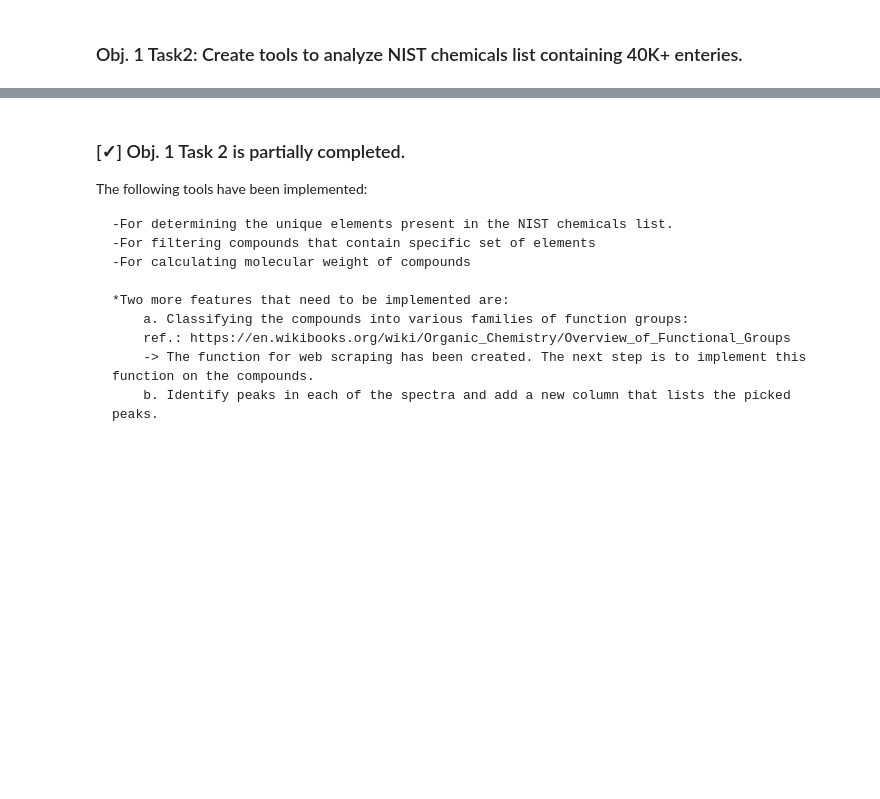
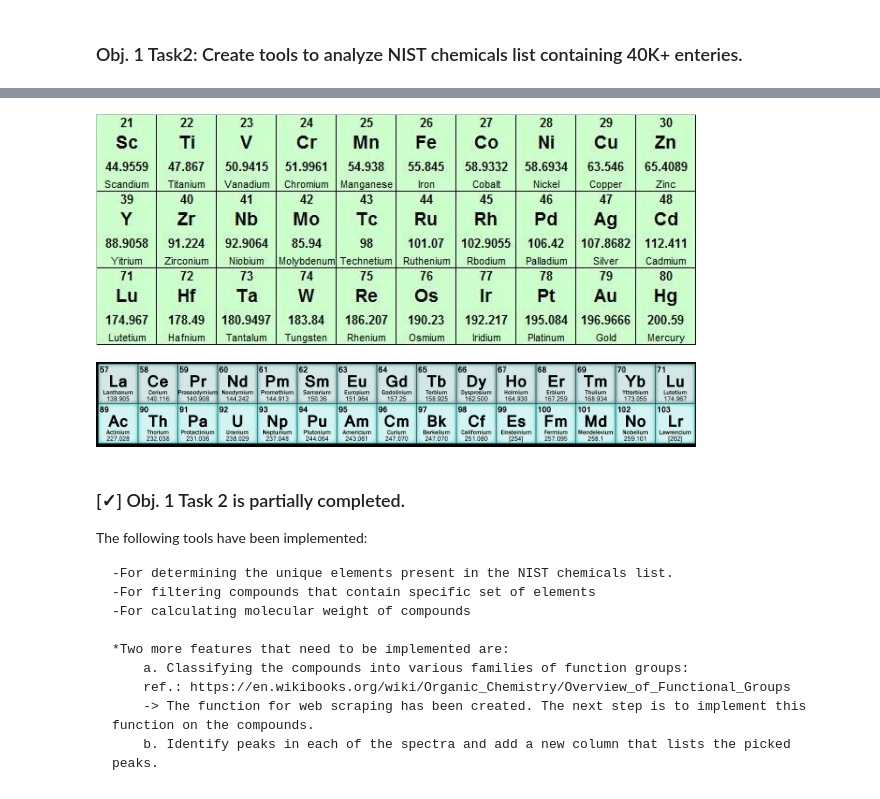
Before and after one commit to rayguna/IR-spectra-analyzer, a Jupyter notebook: IR-analyzer (MAIN).ipynb, the cells around one changed output, grey strips where cells are left out. Drawn from its saved outputs; the diff is of its cells as text; code cells hidden in the pictures; blank space fills up the shorter version.

```diff
--- a/IR-analyzer (MAIN).ipynb
+++ b/IR-analyzer (MAIN).ipynb
@@ -386,3 +527,11 @@ CAS
+# %%
+Image(filename='data/t_metals.jpg', width=600, height=400)
+# %% [output]
+[figure, added]
+# %%
+Image(filename='data/lanthanides.jpg', width=600, height=400)
+# %% [output]
+[figure, added]
 # %% [markdown]
 ### [✓] Obj. 1 Task 2 is partially completed.
 
```
Also changed, not shown: parts of 15 cells of this notebook.
